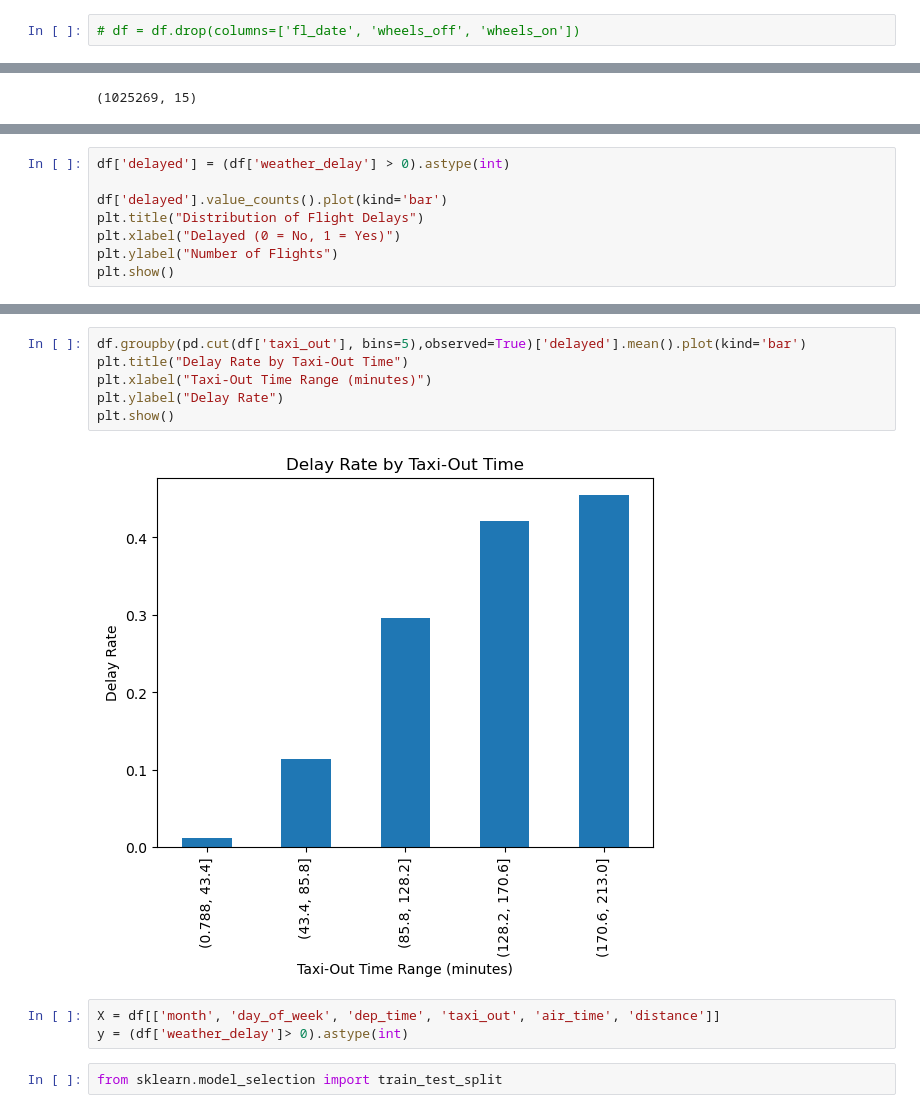
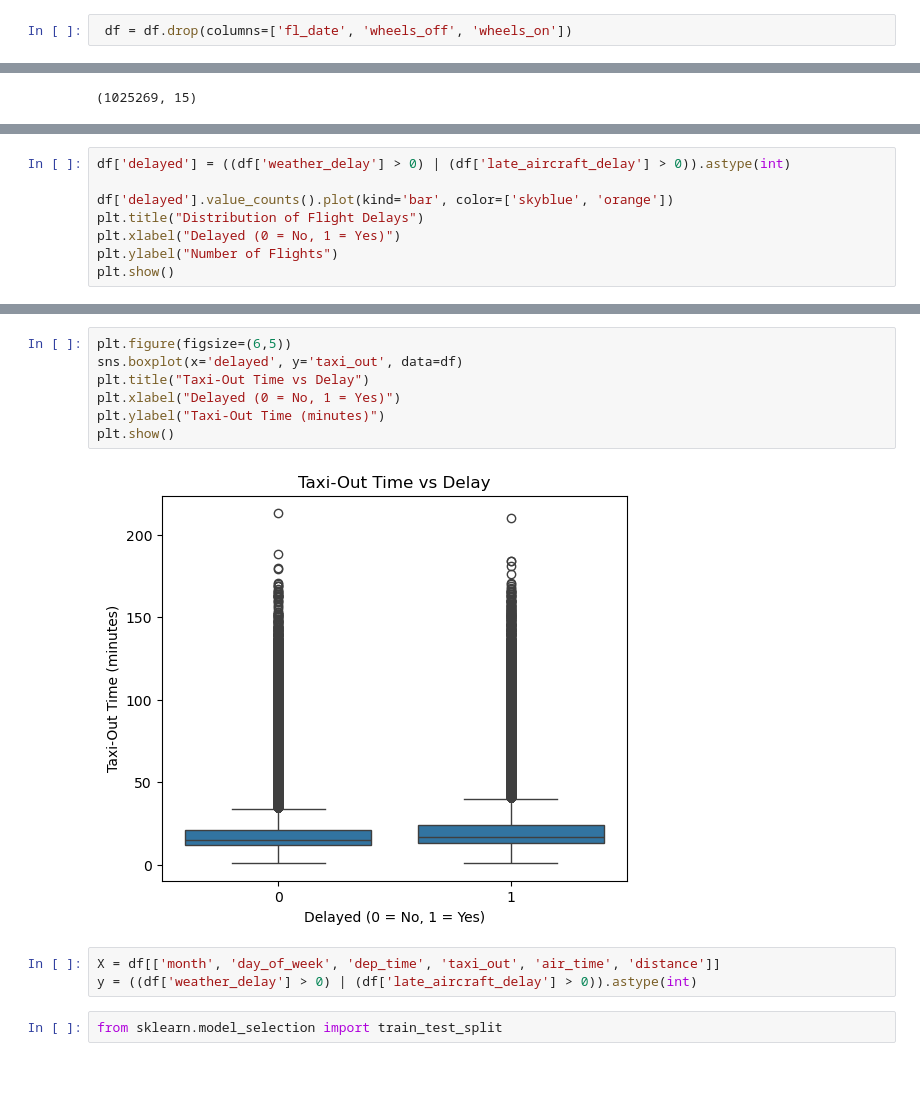
Before and after one commit to Nicholas0614/Flight_Predict, a Jupyter notebook: Untitled.ipynb, the cells around one changed output, grey strips where cells are left out. Drawn from its saved outputs; the diff is of its cells as text; blank space fills up the shorter version.

```diff
--- a/Untitled.ipynb
+++ b/Untitled.ipynb
@@ -41,7 +41,7 @@ weather_delay              0
 late_aircraft_delay        0
 dtype: int64
 # %%
-# df = df.drop(columns=['fl_date', 'wheels_off', 'wheels_on'])
+ df = df.drop(columns=['fl_date', 'wheels_off', 'wheels_on'])
 # %%
 df = df[df['cancelled'] == 0]
 num_cols = ['dep_time', 'taxi_out', 'air_time', 'taxi_in']
@@ -104,7 +106,7 @@ df.describe()
 # %%
-df['delayed'] = (df['weather_delay'] > 0).astype(int)
+df['delayed'] = ((df['weather_delay'] > 0) | (df['late_aircraft_delay'] > 0)).astype(int)
 
-df['delayed'].value_counts().plot(kind='bar')
+df['delayed'].value_counts().plot(kind='bar', color=['skyblue', 'orange'])
 plt.title("Distribution of Flight Delays")
 plt.xlabel("Delayed (0 = No, 1 = Yes)")
 plt.ylabel("Number of Flights")
@@ -130,14 +138,15 @@ plt.show()
 # %%
-df.groupby(pd.cut(df['taxi_out'], bins=5),observed=True)['delayed'].mean().plot(kind='bar')
-plt.title("Delay Rate by Taxi-Out Time")
-plt.xlabel("Taxi-Out Time Range (minutes)")
-plt.ylabel("Delay Rate")
+plt.figure(figsize=(6,5))
+sns.boxplot(x='delayed', y='taxi_out', data=df)
+plt.title("Taxi-Out Time vs Delay")
+plt.xlabel("Delayed (0 = No, 1 = Yes)")
+plt.ylabel("Taxi-Out Time (minutes)")
 plt.show()
 # %% [output]
-[figure, old version]
+[figure, new version]
 # %%
 X = df[['month', 'day_of_week', 'dep_time', 'taxi_out', 'air_time', 'distance']]
-y = (df['weather_delay']> 0).astype(int)
+y = ((df['weather_delay'] > 0) | (df['late_aircraft_delay'] > 0)).astype(int)
 # %%
 from sklearn.model_selection import train_test_split
 # %%
```
Also changed, not shown: parts of 12 cells of this notebook, 2 other files.
